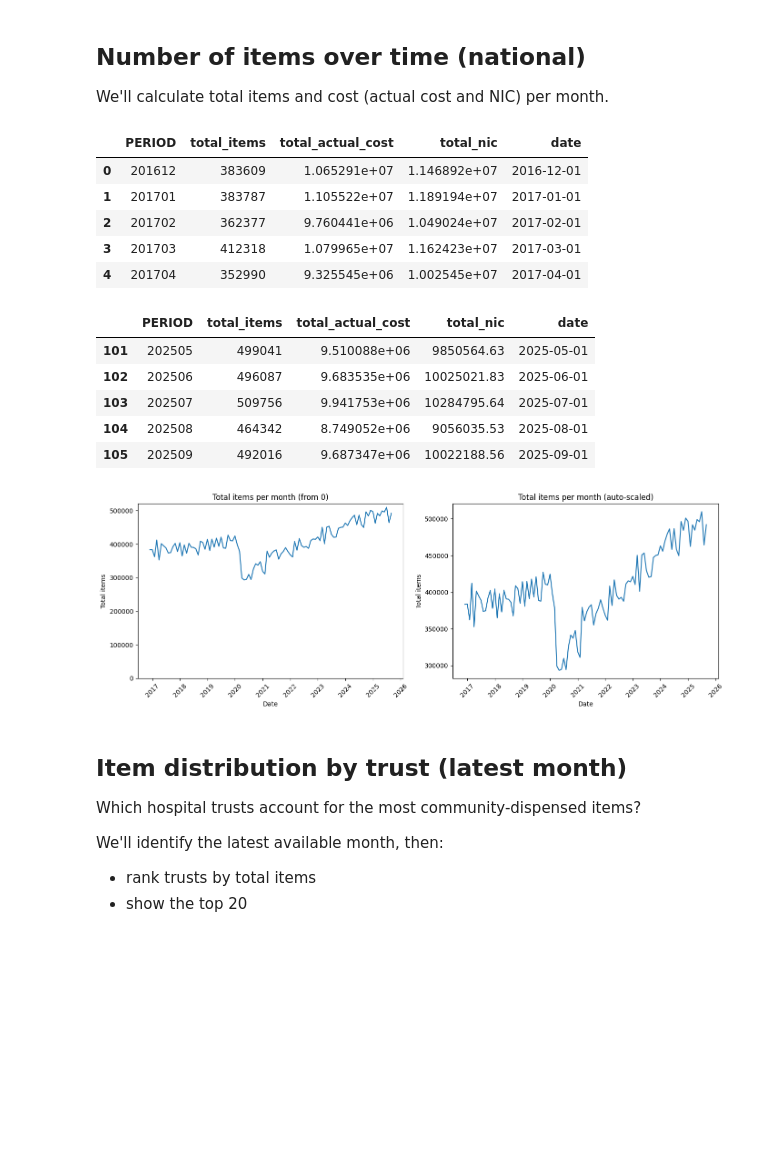
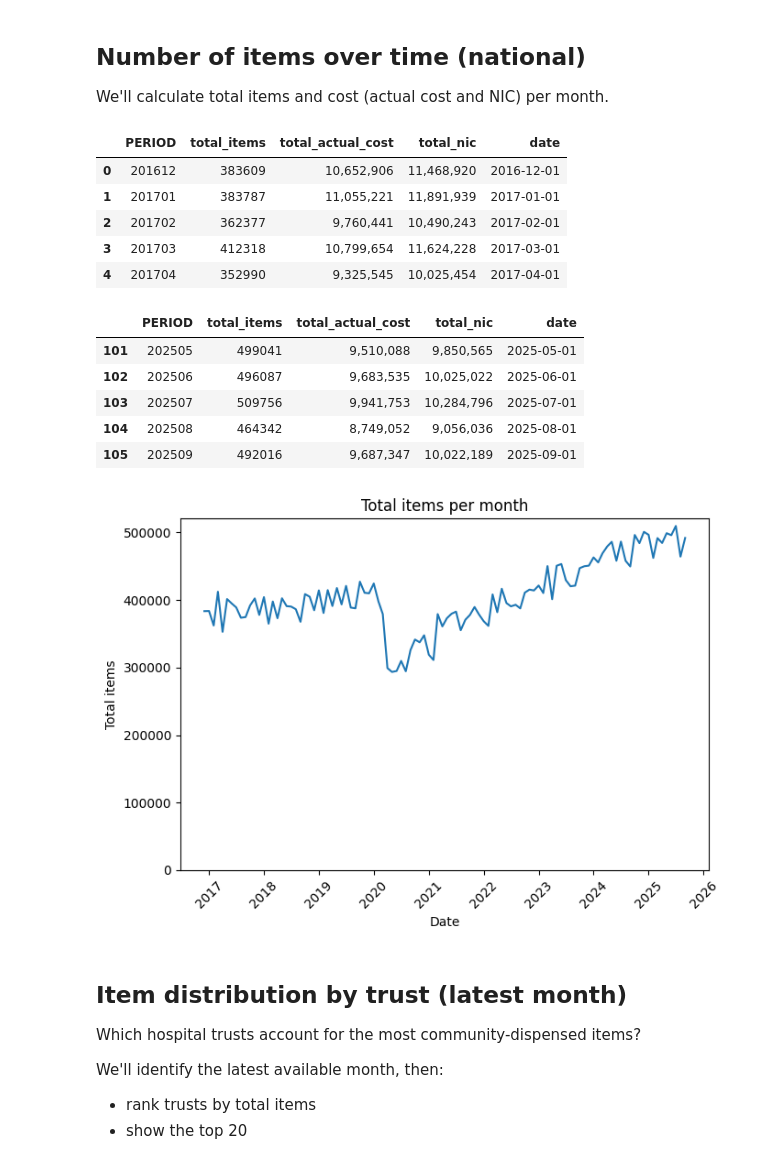
Before and after one commit to ebmdatalab/prescribing-notebooks, a Jupyter notebook: notebooks/hospital_community_rx_overview-v2.ipynb, the cells around one changed output. Cells and saved outputs as stored; diff of their text form; code cells hidden in the pictures; blank space fills up the shorter version.

```diff
--- a/notebooks/hospital_community_rx_overview-v2.ipynb
+++ b/notebooks/hospital_community_rx_overview-v2.ipynb
@@ -324,56 +315,47 @@ We'll calculate total items and cost (actual cost and NIC) per month.
 # %%
 sql_items_cost_per_month = f'''
 SELECT
   PERIOD,
   SUM(TOTAL_ITEMS) AS total_items,
   SUM(TOTAL_ACTUAL_COST) AS total_actual_cost,
   SUM(TOTAL_NIC) AS total_nic
 FROM `{TABLE_ID}`
 GROUP BY PERIOD
 ORDER BY PERIOD
 '''
-
 df_items_cost_per_month = bq.cached_read(
     sql_items_cost_per_month,
     csv_path=os.path.join(CACHE_DIR, "items_cost_per_month.csv"),
 )
-
 # convert PERIOD to a proper datetime before plotting
 df_items_cost_per_month["date"] = pd.to_datetime(
     df_items_cost_per_month["PERIOD"].astype(str), format="%Y%m"
 )
-
 display(df_items_cost_per_month.head())
 display(df_items_cost_per_month.tail())
-
-fig, (ax1, ax2) = plt.subplots(1, 2, figsize=(14, 5))
-
-for ax in (ax1, ax2):
-    ax.plot(df_items_cost_per_month["date"], df_items_cost_per_month["total_items"])
-    ax.set_xlabel("Date")
-    ax.set_ylabel("Total items")
-    ax.tick_params(axis="x", rotation=45)
-
-ax1.set_ylim(bottom=0)
-ax1.set_title("Total items per month (from 0)")
-ax2.set_title("Total items per month (auto-scaled)")
-
+fig, ax = plt.subplots(figsize=(7, 5))
+ax.plot(df_items_cost_per_month["date"], df_items_cost_per_month["total_items"])
+ax.set_xlabel("Date")
+ax.set_ylabel("Total items")
+ax.tick_params(axis="x", rotation=45)
+ax.set_ylim(bottom=0)
+ax.set_title("Total items per month")
 plt.tight_layout()
 plt.show()
 # %% [output]
 |  | PERIOD | total_items | total_actual_cost | total_nic | date |
-| 0 | 201612 | 383609 | 1.065291e+07 | 1.146892e+07 | 2016-12-01 |
-| 1 | 201701 | 383787 | 1.105522e+07 | 1.189194e+07 | 2017-01-01 |
-| 2 | 201702 | 362377 | 9.760441e+06 | 1.049024e+07 | 2017-02-01 |
-| 3 | 201703 | 412318 | 1.079965e+07 | 1.162423e+07 | 2017-03-01 |
-| 4 | 201704 | 352990 | 9.325545e+06 | 1.002545e+07 | 2017-04-01 |
+| 0 | 201612 | 383609 | 10,652,906 | 11,468,920 | 2016-12-01 |
+| 1 | 201701 | 383787 | 11,055,221 | 11,891,939 | 2017-01-01 |
+| 2 | 201702 | 362377 | 9,760,441 | 10,490,243 | 2017-02-01 |
+| 3 | 201703 | 412318 | 10,799,654 | 11,624,228 | 2017-03-01 |
+| 4 | 201704 | 352990 | 9,325,545 | 10,025,454 | 2017-04-01 |
 |  | PERIOD | total_items | total_actual_cost | total_nic | date |
-| 101 | 202505 | 499041 | 9.510088e+06 | 9850564.63 | 2025-05-01 |
-| 102 | 202506 | 496087 | 9.683535e+06 | 10025021.83 | 2025-06-01 |
-| 103 | 202507 | 509756 | 9.941753e+06 | 10284795.64 | 2025-07-01 |
-| 104 | 202508 | 464342 | 8.749052e+06 | 9056035.53 | 2025-08-01 |
-| 105 | 202509 | 492016 | 9.687347e+06 | 10022188.56 | 2025-09-01 |
+| 101 | 202505 | 499041 | 9,510,088 | 9,850,565 | 2025-05-01 |
+| 102 | 202506 | 496087 | 9,683,535 | 10,025,022 | 2025-06-01 |
+| 103 | 202507 | 509756 | 9,941,753 | 10,284,796 | 2025-07-01 |
+| 104 | 202508 | 464342 | 8,749,052 | 9,056,036 | 2025-08-01 |
+| 105 | 202509 | 492016 | 9,687,347 | 10,022,189 | 2025-09-01 |
-[figure, old version]
+[figure, new version]
 # %% [markdown]
 ## Item distribution by trust (latest month)
 
```
Also changed, not shown: parts of 9 cells of this notebook, 2 other files.
